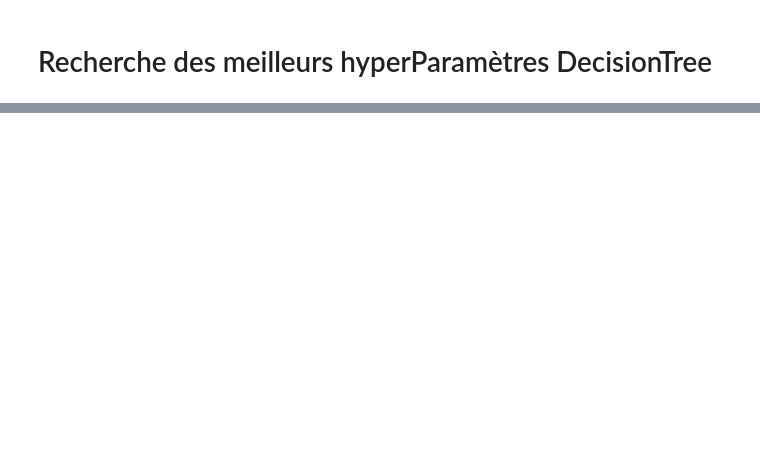
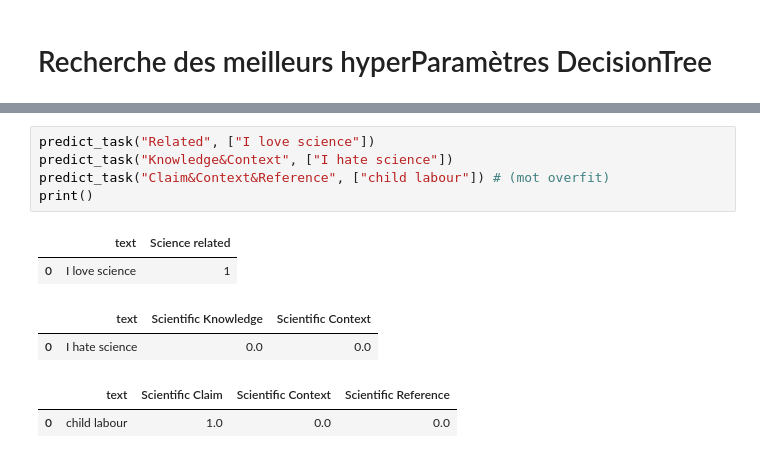
Before and after one commit to RobinDejean/MachineLearningProjectdefou, a Jupyter notebook: Projet/Final.ipynb, the cells around one changed output, grey strips where cells are left out. Saved outputs shown, nothing was run; the diff lists cells and outputs as text; blank space fills up the shorter version.

```diff
--- a/Projet/Final.ipynb
+++ b/Projet/Final.ipynb
@@ -564,0 +998,12 @@ loaded_model.predict(df2["text"])
+# %%
+predict_task("Related", ["I love science"])
+predict_task("Knowledge&Context", ["I hate science"])
+predict_task("Claim&Context&Reference", ["child labour"]) # (mot overfit)
+print()
+# %% [output]
+|  | text | Science related |
+| 0 | I love science | 1 |
+|  | text | Scientific Knowledge | Scientific Context |
+| 0 | I hate science | 0.0 | 0.0 |
+|  | text | Scientific Claim | Scientific Context | Scientific Reference |
+| 0 | child labour | 1.0 | 0.0 | 0.0 |
```
Also changed, not shown: parts of 25 cells of this notebook, 6 other files.
